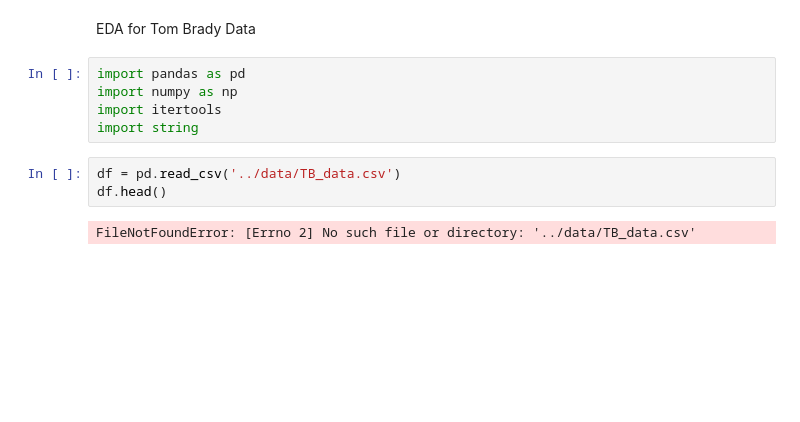
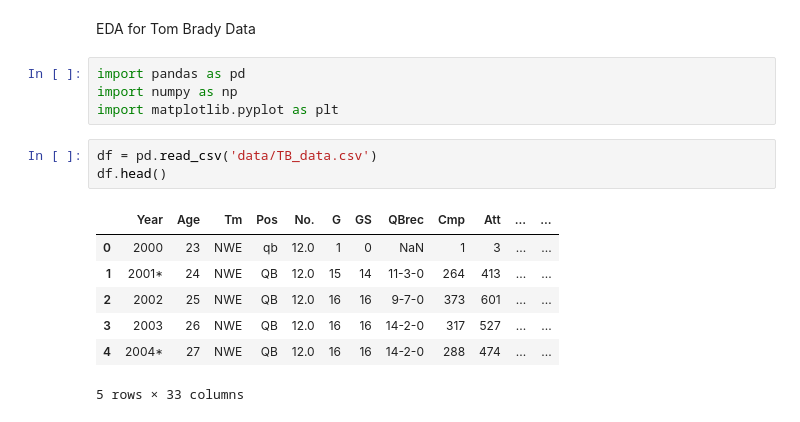
Before and after one commit to tandeUMICH/MDST_Tom_Brady, a Jupyter notebook: EDA.ipynb, the cells around one changed output. Drawn from its saved outputs; the diff is of its cells as text; blank space fills up the shorter version.

```diff
--- a/EDA.ipynb
+++ b/EDA.ipynb
@@ -3,10 +3,15 @@ EDA for Tom Brady Data
 # %%
 import pandas as pd
 import numpy as np
-import itertools
-import string
+import matplotlib.pyplot as plt
 # %%
-df = pd.read_csv('../data/TB_data.csv')
+df = pd.read_csv('data/TB_data.csv')
 df.head()
 # %% [output]
+|  | Year | Age | Tm | Pos | No. | G | GS | QBrec | Cmp | Att | ... | ... |
+| 0 | 2000 | 23 | NWE | qb | 12.0 | 1 | 0 | NaN | 1 | 3 | ... | ... |
+| 1 | 2001* | 24 | NWE | QB | 12.0 | 15 | 14 | 11-3-0 | 264 | 413 | ... | ... |
+| 2 | 2002 | 25 | NWE | QB | 12.0 | 16 | 16 | 9-7-0 | 373 | 601 | ... | ... |
+| 3 | 2003 | 26 | NWE | QB | 12.0 | 16 | 16 | 14-2-0 | 317 | 527 | ... | ... |
+| 4 | 2004* | 27 | NWE | QB | 12.0 | 16 | 16 | 14-2-0 | 288 | 474 | ... | ... |
-FileNotFoundError: [Errno 2] No such file or directory: '../data/TB_data.csv'
+5 rows × 33 columns
```
Also changed, not shown: parts of 4 cells of this notebook.
